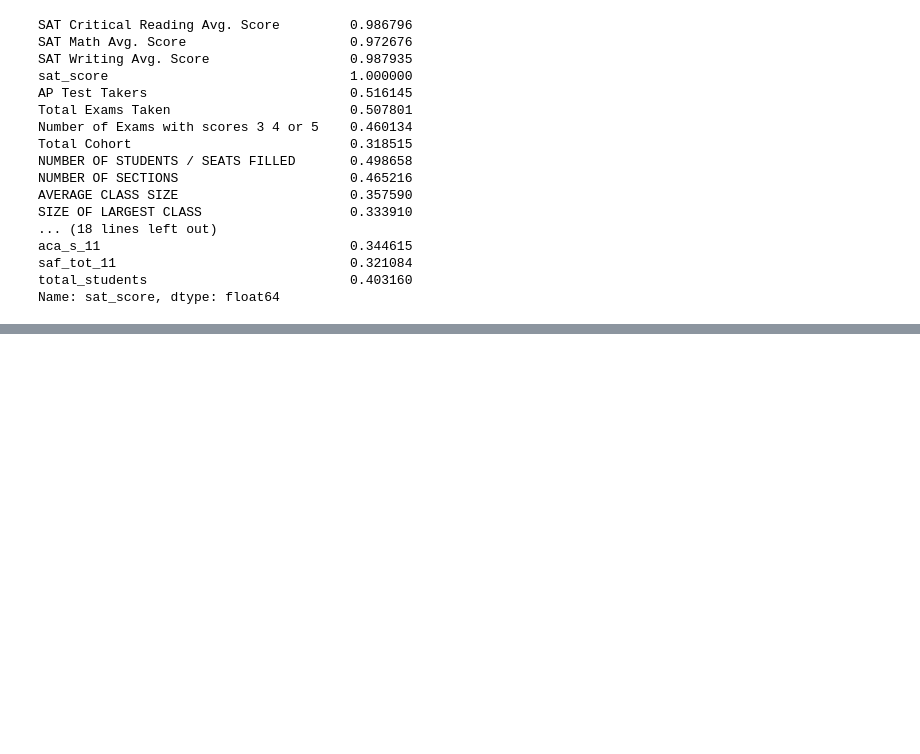
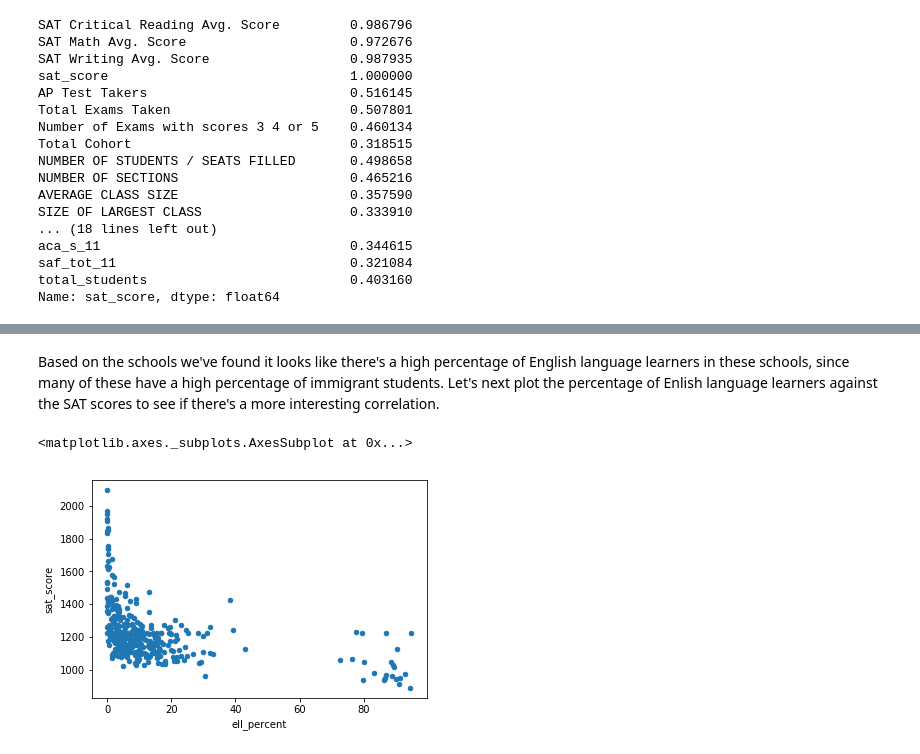
Before and after one commit to monocongo/datascience_portfolio, a Jupyter notebook: dataquest/notebooks/lesson_data_cleaning/Data Cleaning.ipynb, the cells around one changed output, grey strips where cells are left out. Drawn from its saved outputs; the diff is of its cells as text; code cells hidden in the pictures; blank space fills up the shorter version.

```diff
--- a/dataquest/notebooks/lesson_data_cleaning/Data Cleaning.ipynb
+++ b/dataquest/notebooks/lesson_data_cleaning/Data Cleaning.ipynb
@@ -265,0 +294,7 @@ Name: sat_score, dtype: float64
+# %% [markdown]
+Based on the schools we've found it looks like there's a high percentage of English language learners in these schools, since many of these have a high percentage of immigrant students. Let's next plot the percentage of Enlish language learners against the SAT scores to see if there's a more interesting correlation.
+# %%
+combined.plot.scatter(x="ell_percent", y="sat_score")
+# %% [output]
+<matplotlib.axes._subplots.AxesSubplot at 0x...>
+[figure, added]
```
Also changed, not shown: parts of 10 cells of this notebook.
